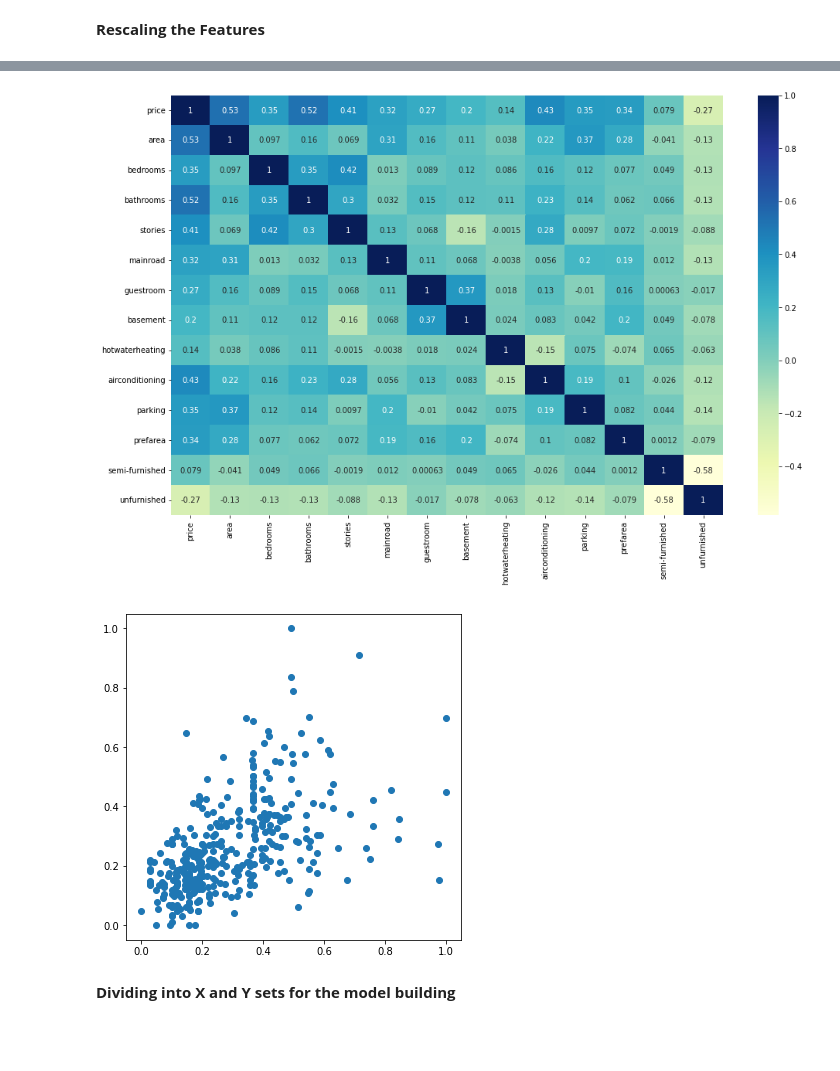
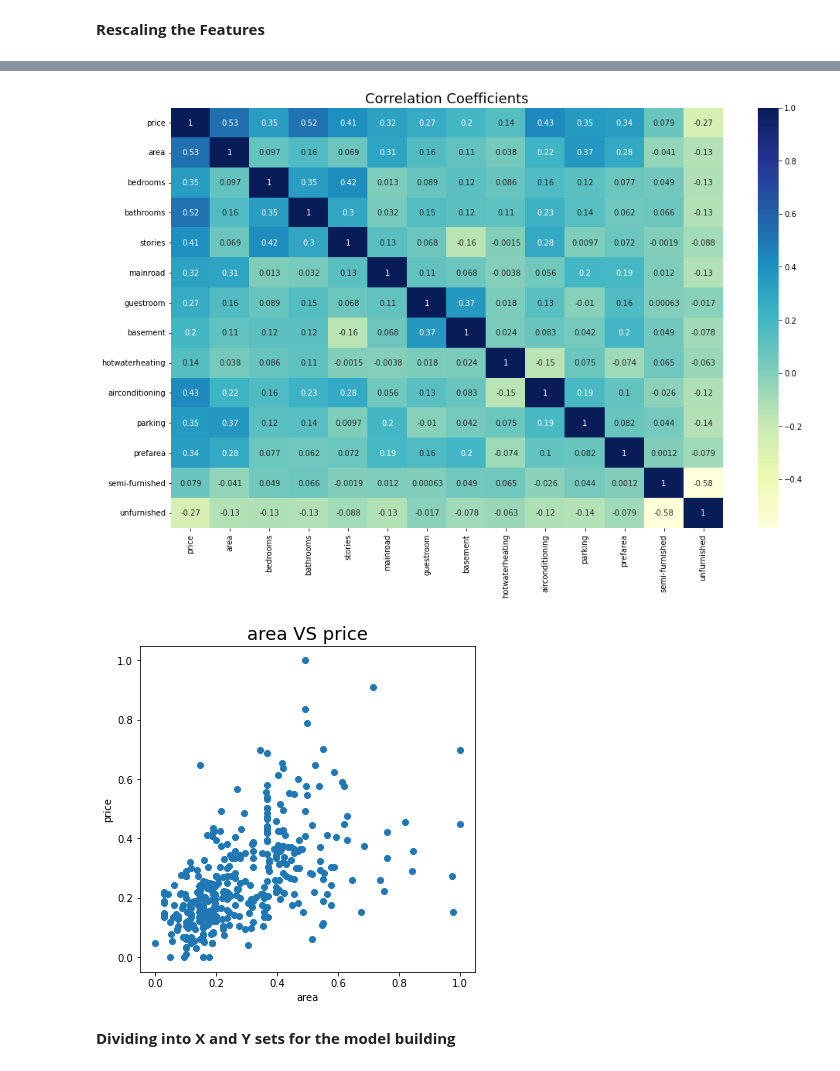
Before and after one commit to SachinduG/ML-Assignment-2, a Jupyter notebook: HousePricePrediction.ipynb, the cells around one changed output, grey strips where cells are left out. Drawn from its saved outputs; the diff is of its cells as text; code cells hidden in the pictures; blank space fills up the shorter version.

```diff
--- a/HousePricePrediction.ipynb
+++ b/HousePricePrediction.ipynb
@@ -203,18 +202,22 @@ df_train.describe()
 # %%
 #Let's check the correlation coefficients to see which variables are highly correlated
 plt.figure(figsize = (16, 10))
+plt.title('Correlation Coefficients', fontsize = 18)
 sns.heatmap(df_train.corr(), annot = True, cmap = "YlGnBu")
 plt.show()
 # %% [output]
-[figure, old version]
+[figure, new version]
 # %%
 #Let's see a pairplot for area vs price
 
 plt.figure(figsize=[6,6])
+plt.title('area VS price', fontsize = 18)
 plt.scatter(df_train.area, df_train.price)
+plt.xlabel('area')
+plt.ylabel('price')
 plt.show()
 # %% [output]
-[figure, old version]
+[figure, new version]
 # %% [markdown]
 **Dividing into X and Y sets for the model building**
 # %%
```
Also changed, not shown: parts of 48 cells of this notebook.
